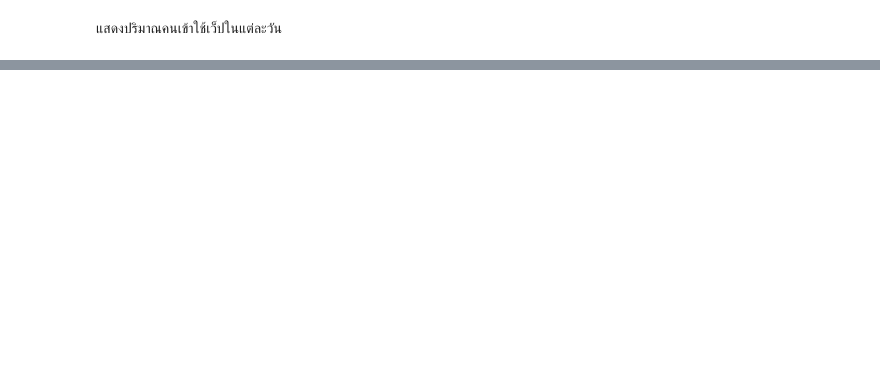
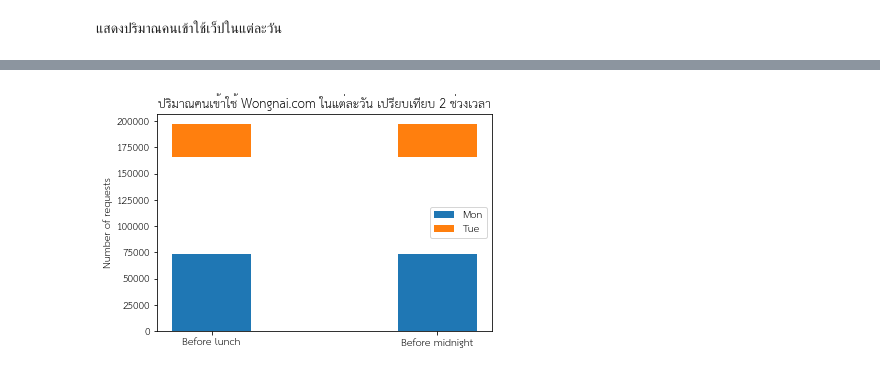
Before and after one commit to PondKann/data_viz, a Jupyter notebook: Visualize_Data_Comparison.ipynb, the cells around one changed output, grey strips where cells are left out. Drawn from its saved outputs; the diff is of its cells as text; code cells hidden in the pictures; blank space fills up the shorter version.

```diff
--- a/Visualize_Data_Comparison.ipynb
+++ b/Visualize_Data_Comparison.ipynb
@@ -98,0 +179,2 @@ b4lunch = [data[data['search_timestamp'].dt.dayofweek==0].shape[0], mon11
+# %%
+labels2 = ['Before lunch','Before midnight']
@@ -98,0 +187,20 @@ b4lunch = [data[data['search_timestamp'].dt.dayofweek==0].shape[0], mon11
+# %%
+
+fig, ax = plt.subplots()
+
+ax.bar(labels2, b4lunch[0], width, label='Mon')
+ax.bar(labels2, b4midnight[1], width, bottom=b4lunch, label='Tue')
+ax.bar(labels2, b4midnight[2], width, bottom=b4lunch, label='Wed')
+ax.bar(labels2, b4midnight[3], width, bottom=b4lunch, label='Thu')
+ax.bar(labels2, b4midnight[4], width, bottom=b4lunch, label='Fri')
+ax.bar(labels2, b4midnight[5], width, bottom=b4lunch, label='Sat')
+ax.bar(labels2, b4midnight[6], width, bottom=b4lunch, label='Sun')
+
+
+ax.set_ylabel('Number of requests')
+ax.set_title('ปริมาณคนเข้าใช้ Wongnai.com ในแต่ละวัน เปรียบเทียบ 2 ช่วงเวลา')
+ax.legend()
+
+plt.show()
+# %% [output]
+[figure, added]
```
Also changed, not shown: parts of 14 cells of this notebook.
